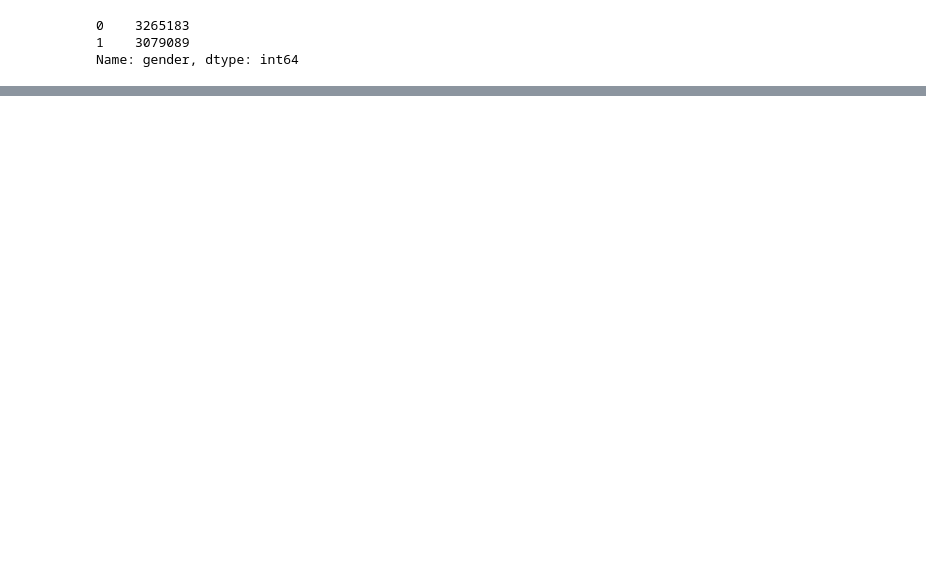
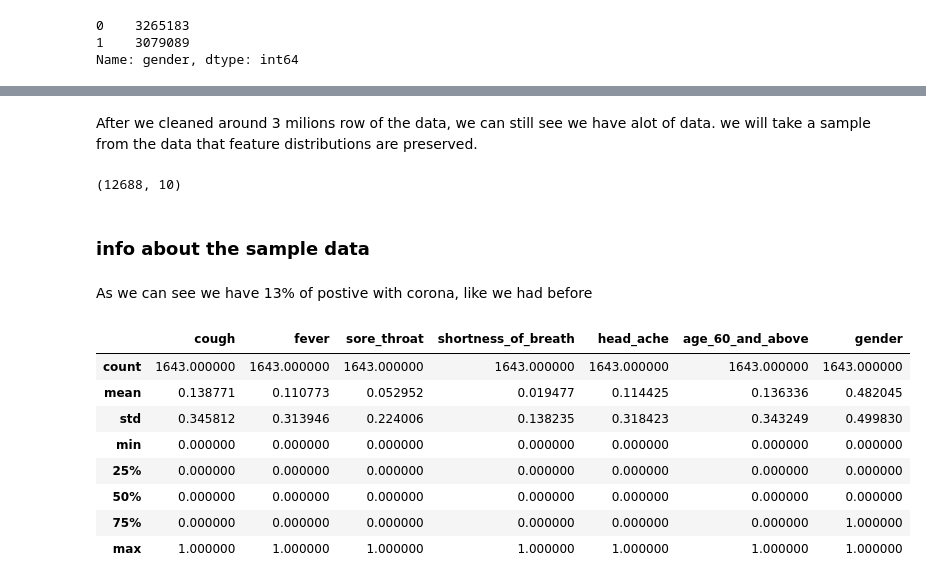
Before and after one commit to royofer123/ml_project, a Jupyter notebook: ml_project.ipynb, the cells around one changed output, grey strips where cells are left out. Drawn from its saved outputs; the diff is of its cells as text; code cells hidden in the pictures; blank space fills up the shorter version.

```diff
--- a/ml_project.ipynb
+++ b/ml_project.ipynb
@@ -114,0 +104,24 @@ Name: gender, dtype: int64
+# %% [markdown]
+After we cleaned around 3 milions row of the data, we can still see we have alot of data. we will take a sample from the data that feature distributions are preserved.
+# %%
+
+sample_df = df.sample(int(len(df) * 0.002))
+sample_df.shape
+# %% [output]
+(12688, 10)
+# %% [markdown]
+### info about the sample data
+# %% [markdown]
+As we can see we have 13% of postive with corona, like we had before
+# %%
+sample_df[sample_df['corona_result']==1].describe()
+# %% [output]
+|  | cough | fever | sore_throat | shortness_of_breath | head_ache | age_60_and_above | gender |
+| count | 1643.000000 | 1643.000000 | 1643.000000 | 1643.000000 | 1643.000000 | 1643.000000 | 1643.000000 |
+| mean | 0.138771 | 0.110773 | 0.052952 | 0.019477 | 0.114425 | 0.136336 | 0.482045 |
+| std | 0.345812 | 0.313946 | 0.224006 | 0.138235 | 0.318423 | 0.343249 | 0.499830 |
+| min | 0.000000 | 0.000000 | 0.000000 | 0.000000 | 0.000000 | 0.000000 | 0.000000 |
+| 25% | 0.000000 | 0.000000 | 0.000000 | 0.000000 | 0.000000 | 0.000000 | 0.000000 |
+| 50% | 0.000000 | 0.000000 | 0.000000 | 0.000000 | 0.000000 | 0.000000 | 0.000000 |
+| 75% | 0.000000 | 0.000000 | 0.000000 | 0.000000 | 0.000000 | 0.000000 | 1.000000 |
+| max | 1.000000 | 1.000000 | 1.000000 | 1.000000 | 1.000000 | 1.000000 | 1.000000 |
```
Also changed, not shown: parts of 16 cells of this notebook.
